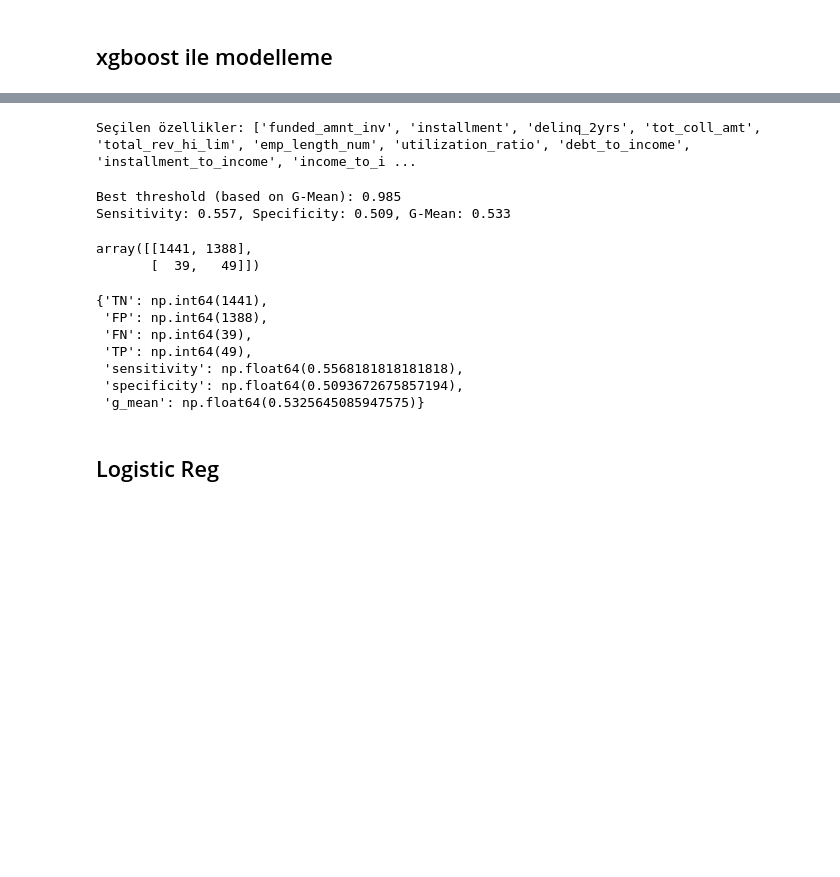
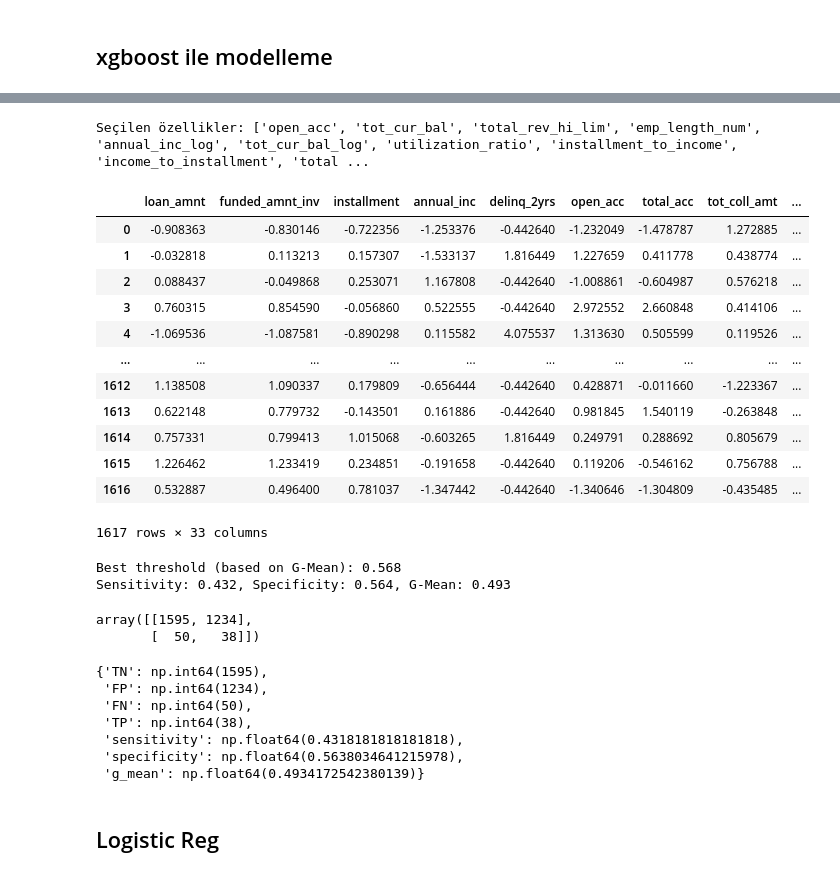
Before and after one commit to asliyalcin/Credit-Risk, a Jupyter notebook: modelling.ipynb, the cells around one changed output, grey strips where cells are left out. Cells and saved outputs as stored; diff of their text form; code cells hidden in the pictures; blank space fills up the shorter version.

```diff
--- a/modelling.ipynb
+++ b/modelling.ipynb
@@ -116,8 +116,8 @@ Train default oranı: 0.029999142881631954
 Test default oranı: 0.030167980802194034
 # %%
 X_final, y_final= apply_sampling(
-        X,
-        y,
+        X_train,
+        y_train,
         use_tomek=True,
         use_cluster=True,
         use_random_under=False,
@@ -180,7 +180,28 @@ best_mask = [study.best_trial.params[f"feature_{i}"] for i in range(X.shape[1])]
 best_features = [col for col, m in zip(X.columns, best_mask) if m == 1]
 print("Seçilen özellikler:", best_features)
 # %% [output]
-Seçilen özellikler: ['funded_amnt_inv', 'installment', 'delinq_2yrs', 'tot_coll_amt', 'total_rev_hi_lim', 'emp_length_num', 'utilization_ratio', 'debt_to_income', 'installment_to_income', 'income_to_i ...
+Seçilen özellikler: ['open_acc', 'tot_cur_bal', 'total_rev_hi_lim', 'emp_length_num', 'annual_inc_log', 'tot_cur_bal_log', 'utilization_ratio', 'installment_to_income', 'income_to_installment', 'total ...
+# %%
+feature_names = list(X.columns)
+
+if isinstance(X_train_xbg, np.ndarray):
+    X_train_xbg = pd.DataFrame(X_train_xbg, columns=feature_names)
+# %%
+X_train_xbg
+# %% [output]
+|  | loan_amnt | funded_amnt_inv | installment | annual_inc | delinq_2yrs | open_acc | total_acc | tot_coll_amt | ... |
+| 0 | -0.908363 | -0.830146 | -0.722356 | -1.253376 | -0.442640 | -1.232049 | -1.478787 | 1.272885 | ... |
+| 1 | -0.032818 | 0.113213 | 0.157307 | -1.533137 | 1.816449 | 1.227659 | 0.411778 | 0.438774 | ... |
+| 2 | 0.088437 | -0.049868 | 0.253071 | 1.167808 | -0.442640 | -1.008861 | -0.604987 | 0.576218 | ... |
+| 3 | 0.760315 | 0.854590 | -0.056860 | 0.522555 | -0.442640 | 2.972552 | 2.660848 | 0.414106 | ... |
+| 4 | -1.069536 | -1.087581 | -0.890298 | 0.115582 | 4.075537 | 1.313630 | 0.505599 | 0.119526 | ... |
+| ... | ... | ... | ... | ... | ... | ... | ... | ... | ... |
+| 1612 | 1.138508 | 1.090337 | 0.179809 | -0.656444 | -0.442640 | 0.428871 | -0.011660 | -1.223367 | ... |
+| 1613 | 0.622148 | 0.779732 | -0.143501 | 0.161886 | -0.442640 | 0.981845 | 1.540119 | -0.263848 | ... |
+| 1614 | 0.757331 | 0.799413 | 1.015068 | -0.603265 | 1.816449 | 0.249791 | 0.288692 | 0.805679 | ... |
+| 1615 | 1.226462 | 1.233419 | 0.234851 | -0.191658 | -0.442640 | 0.119206 | -0.546162 | 0.756788 | ... |
+| 1616 | 0.532887 | 0.496400 | 0.781037 | -1.347442 | -0.442640 | -1.340646 | -1.304809 | -0.435485 | ... |
+1617 rows × 33 columns
 # %%
 X_train_best = X_train_xbg[best_features]
 X_test_best = X_test[best_features]
@@ -193,8 +214,8 @@ y_proba_xgb = xgb_best.predict_proba(X_test_best)[:, 1]
 
 best_th_xgb, metrics_xgb, y_pred_xgb = evaluate_with_gmean(y_test, y_proba_xgb)
 # %% [output]
-Best threshold (based on G-Mean): 0.985
-Sensitivity: 0.557, Specificity: 0.509, G-Mean: 0.533
+Best threshold (based on G-Mean): 0.568
+Sensitivity: 0.432, Specificity: 0.564, G-Mean: 0.493
 # %%
 
 y_pred_thresh = (y_proba_xgb >= best_th_xgb).astype(int)
@@ -203,18 +224,18 @@ y_pred_thresh = (y_proba_xgb >= best_th_xgb).astype(int)
 cm = confusion_matrix(y_test, y_pred_thresh)
 cm
 # %% [output]
-array([[1441, 1388],
-       [  39,   49]])
+array([[1595, 1234],
+       [  50,   38]])
 # %%
 eval_func(y_test, y_pred_thresh)
 # %% [output]
-{'TN': np.int64(1441),
- 'FP': np.int64(1388),
- 'FN': np.int64(39),
- 'TP': np.int64(49),
- 'sensitivity': np.float64(0.5568181818181818),
- 'specificity': np.float64(0.5093672675857194),
- 'g_mean': np.float64(0.5325645085947575)}
+{'TN': np.int64(1595),
+ 'FP': np.int64(1234),
+ 'FN': np.int64(50),
+ 'TP': np.int64(38),
+ 'sensitivity': np.float64(0.4318181818181818),
+ 'specificity': np.float64(0.5638034641215978),
+ 'g_mean': np.float64(0.4934172542380139)}
 # %%
 registry.add_model(
     model_name="xgb_optuna_gmean",
```
Also changed, not shown: parts of 12 cells of this notebook.
